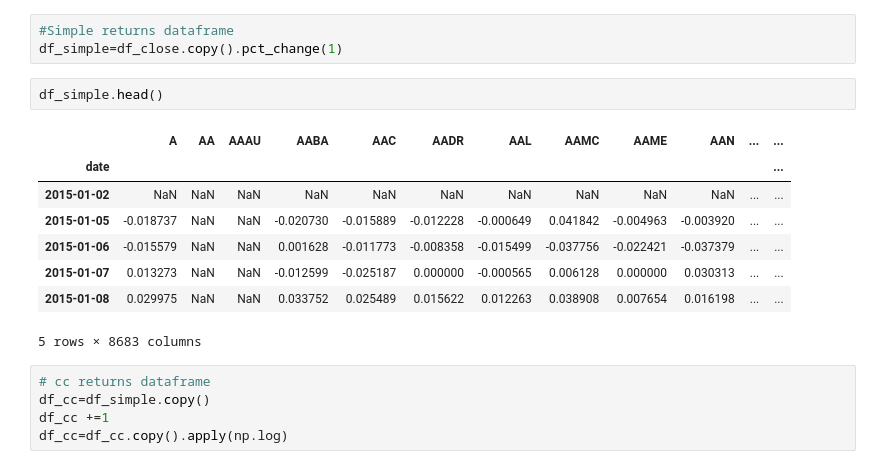
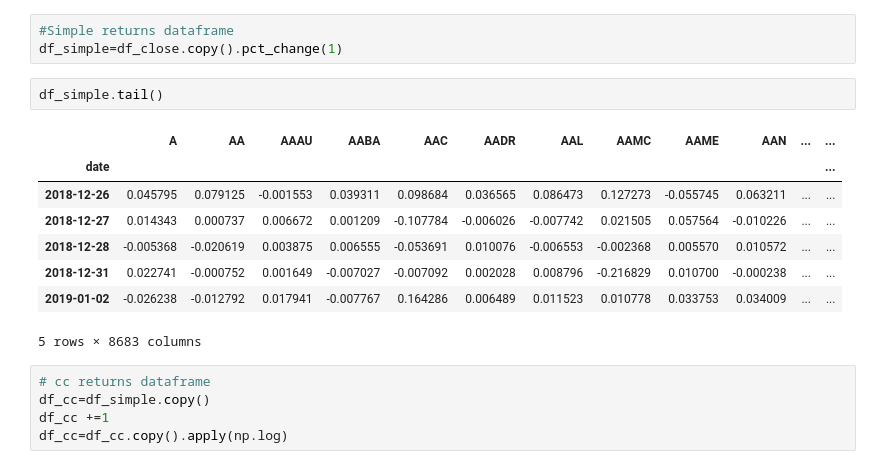
Before and after one commit to NumEconCopenhagen/projects-2019-wms, a Jupyter notebook: dataproject/dataProject.ipynb, the cells around one changed output. Cells and saved outputs as stored; diff of their text form.

```diff
--- a/dataproject/dataProject.ipynb
+++ b/dataproject/dataProject.ipynb
@@ -136,15 +146,15 @@ df_ticker=pd.read_csv('df_ticker.csv', sep=';', index_col=0)
 #Simple returns dataframe
 df_simple=df_close.copy().pct_change(1)
 # %%
-df_simple.head()
+df_simple.tail()
 # %% [output]
 |  | A | AA | AAAU | AABA | AAC | AADR | AAL | AAMC | AAME | AAN | ... | ... |
 | date |  |  |  |  |  |  |  |  |  |  |  | ... |
-| 2015-01-02 | NaN | NaN | NaN | NaN | NaN | NaN | NaN | NaN | NaN | NaN | ... | ... |
-| 2015-01-05 | -0.018737 | NaN | NaN | -0.020730 | -0.015889 | -0.012228 | -0.000649 | 0.041842 | -0.004963 | -0.003920 | ... | ... |
-| 2015-01-06 | -0.015579 | NaN | NaN | 0.001628 | -0.011773 | -0.008358 | -0.015499 | -0.037756 | -0.022421 | -0.037379 | ... | ... |
-| 2015-01-07 | 0.013273 | NaN | NaN | -0.012599 | -0.025187 | 0.000000 | -0.000565 | 0.006128 | 0.000000 | 0.030313 | ... | ... |
-| 2015-01-08 | 0.029975 | NaN | NaN | 0.033752 | 0.025489 | 0.015622 | 0.012263 | 0.038908 | 0.007654 | 0.016198 | ... | ... |
+| 2018-12-26 | 0.045795 | 0.079125 | -0.001553 | 0.039311 | 0.098684 | 0.036565 | 0.086473 | 0.127273 | -0.055745 | 0.063211 | ... | ... |
+| 2018-12-27 | 0.014343 | 0.000737 | 0.006672 | 0.001209 | -0.107784 | -0.006026 | -0.007742 | 0.021505 | 0.057564 | -0.010226 | ... | ... |
+| 2018-12-28 | -0.005368 | -0.020619 | 0.003875 | 0.006555 | -0.053691 | 0.010076 | -0.006553 | -0.002368 | 0.005570 | 0.010572 | ... | ... |
+| 2018-12-31 | 0.022741 | -0.000752 | 0.001649 | -0.007027 | -0.007092 | 0.002028 | 0.008796 | -0.216829 | 0.010700 | -0.000238 | ... | ... |
+| 2019-01-02 | -0.026238 | -0.012792 | 0.017941 | -0.007767 | 0.164286 | 0.006489 | 0.011523 | 0.010778 | 0.033753 | 0.034009 | ... | ... |
 5 rows × 8683 columns
 # %%
 # cc returns dataframe
```
Also changed, not shown: parts of 30 cells of this notebook.
